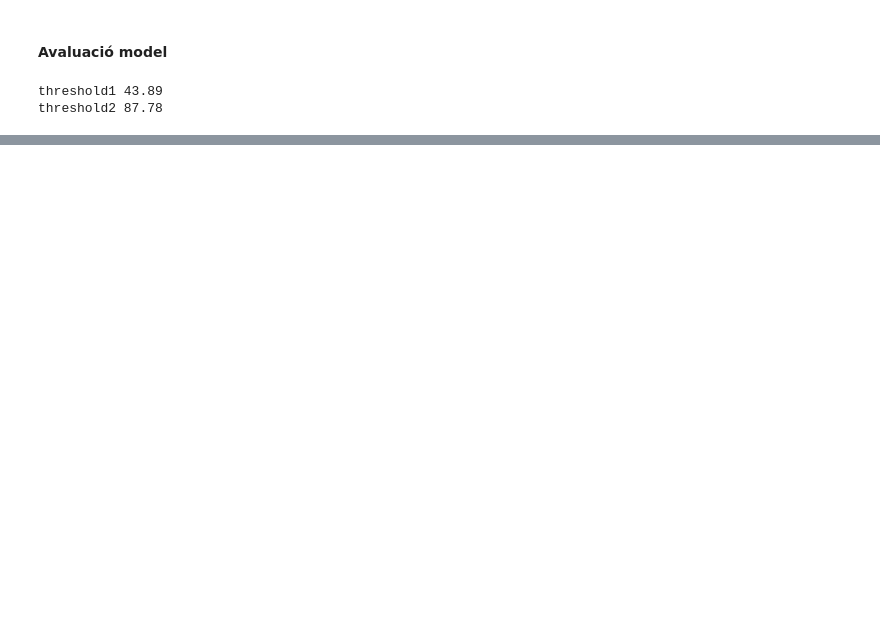
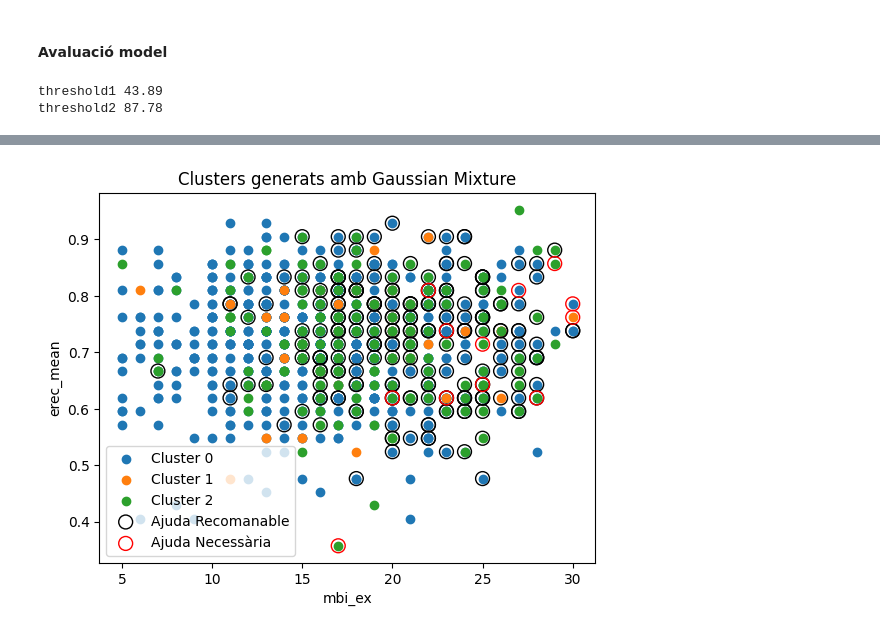
Before and after one commit to DCC-UAB/ACproject-07, a Jupyter notebook: codi/gaussianMixture.ipynb, the cells around one changed output, grey strips where cells are left out. Saved outputs shown, nothing was run; the diff lists cells and outputs as text; code cells hidden in the pictures; blank space fills up the shorter version.

Commit message:
Actualització Gaussian

```diff
--- a/codi/gaussianMixture.ipynb
+++ b/codi/gaussianMixture.ipynb
@@ -1302,0 +1355,11 @@ Ara amb la segona reducció tenim:
+# %%
+# fem Dataset per avaluar el model
+df_aval = df_clustered.copy()
+df_aval['target'] = y
+# %%
+cesd_max = 56
+stai_t_max = 77
+threshold1 = (cesd_max+stai_t_max)*0.55
+print("threshold1", threshold1)
+threshold2 = (cesd_max+stai_t_max)*0.85
+print("threshold2", threshold2)
@@ -1302,0 +1369,17 @@ Ara amb la segona reducció tenim:
+# %%
+# Filtrem les files amb 'target' superior a threshold
+df_target_gt_threshold1 = df_aval[df_aval['target'] < threshold1]
+df_target_gt_threshold2 = df_aval[(df_aval['target'] > threshold1) & (df_aval['target'] < threshold2)]
+df_target_gt_threshold3 = df_aval[df_aval['target'] > threshold2]
+
+# Fem el recompte agrupant per 'cluster'
+count_by_cluster1 = df_target_gt_threshold1.groupby('cluster').size()
+count_by_cluster2 = df_target_gt_threshold2.groupby('cluster').size()
+count_by_cluster3 = df_target_gt_threshold3.groupby('cluster').size()
+
+# Mostrem els resultats
+print("Recompte estudiants que NO necessiten ajuda\n", count_by_cluster1)
+print("\nRecompte estudiants recomanable rebre ajuda\n", count_by_cluster2)
+print("\nRecompte estudiants que SÍ necessiten ajuda\n", count_by_cluster3)
+
+print("\nRecompte estudiants totals en cluster\n", total_cluster)
@@ -1302,0 +1404,16 @@ Ara amb la segona reducció tenim:
+# %%
+for i in range(n_grups):
+    cluster_points = df_clustered[df_clustered['cluster'] == i]
+    plt.scatter(cluster_points['mbi_ex'], cluster_points['erec_mean'], label=f'Cluster {i}')
+
+# Plot dels punts que superen el llindar amb marques diferents (per exemple, cercles buits)
+plt.scatter(df_target_gt_threshold2['mbi_ex'], df_target_gt_threshold2['erec_mean'], label='Ajuda Recomanable', facecolors='none', edgecolors='black', marker='o', s=100)
+plt.scatter(df_target_gt_threshold3['mbi_ex'], df_target_gt_threshold3['erec_mean'], label='Ajuda Necessària', facecolors='none', edgecolors='r', marker='o', s=100)
+
+plt.title('Clusters generats amb Gaussian Mixture')
+plt.xlabel('mbi_ex')
+plt.ylabel('erec_mean')
+plt.legend()
+plt.show()
+# %% [output]
+[figure, added]
```
Also changed, not shown: parts of 29 cells of this notebook.
